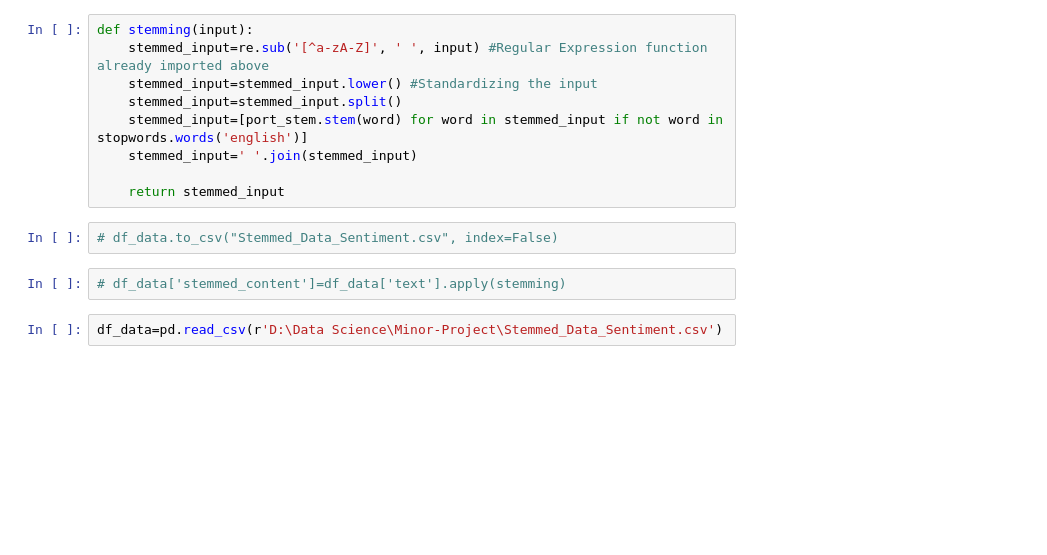
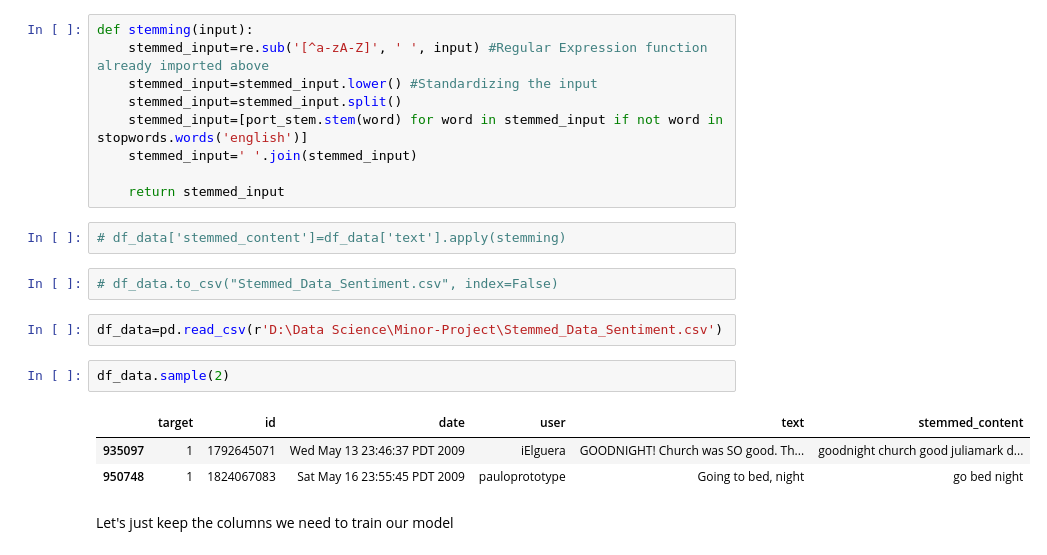
Before and after one commit to Maddox24425/Minor-Project, a Jupyter notebook: main.ipynb, the cells around one changed output. Saved outputs shown, nothing was run; the diff lists cells and outputs as text; blank space fills up the shorter version.

```diff
--- a/main.ipynb
+++ b/main.ipynb
@@ -319,9 +319,17 @@ def stemming(input):
     stemmed_input=' '.join(stemmed_input)
 
     return stemmed_input
-# %%
-# df_data.to_csv("Stemmed_Data_Sentiment.csv", index=False)
 # %%
 # df_data['stemmed_content']=df_data['text'].apply(stemming)
+# %%
+# df_data.to_csv("Stemmed_Data_Sentiment.csv", index=False)
 # %%
 df_data=pd.read_csv(r'D:\Data Science\Minor-Project\Stemmed_Data_Sentiment.csv')
+# %%
+df_data.sample(2)
+# %% [output]
+|  | target | id | date | user | text | stemmed_content |
+| 935097 | 1 | 1792645071 | Wed May 13 23:46:37 PDT 2009 | iElguera | GOODNIGHT! Church was SO good. Th... | goodnight church good juliamark d... |
+| 950748 | 1 | 1824067083 | Sat May 16 23:55:45 PDT 2009 | pauloprototype | Going to bed, night | go bed night |
+# %% [markdown]
+Let's just keep the columns we need to train our model
```
Also changed, not shown: parts of 12 cells of this notebook, 3 other files.
